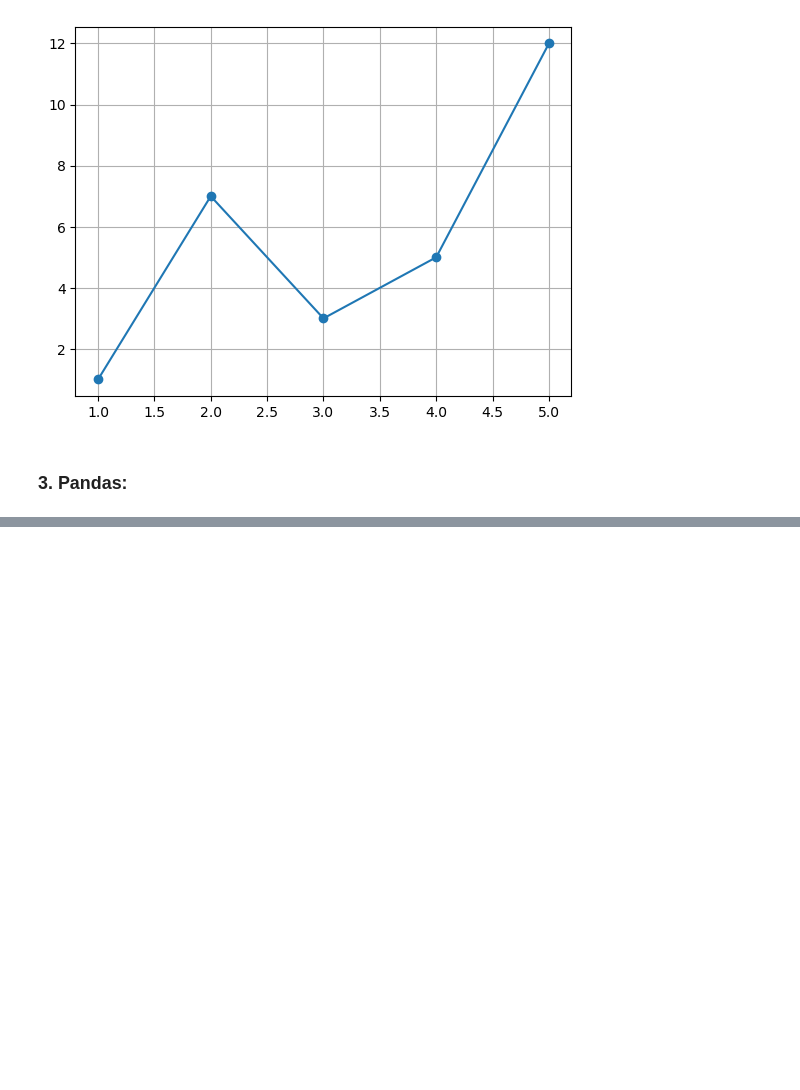
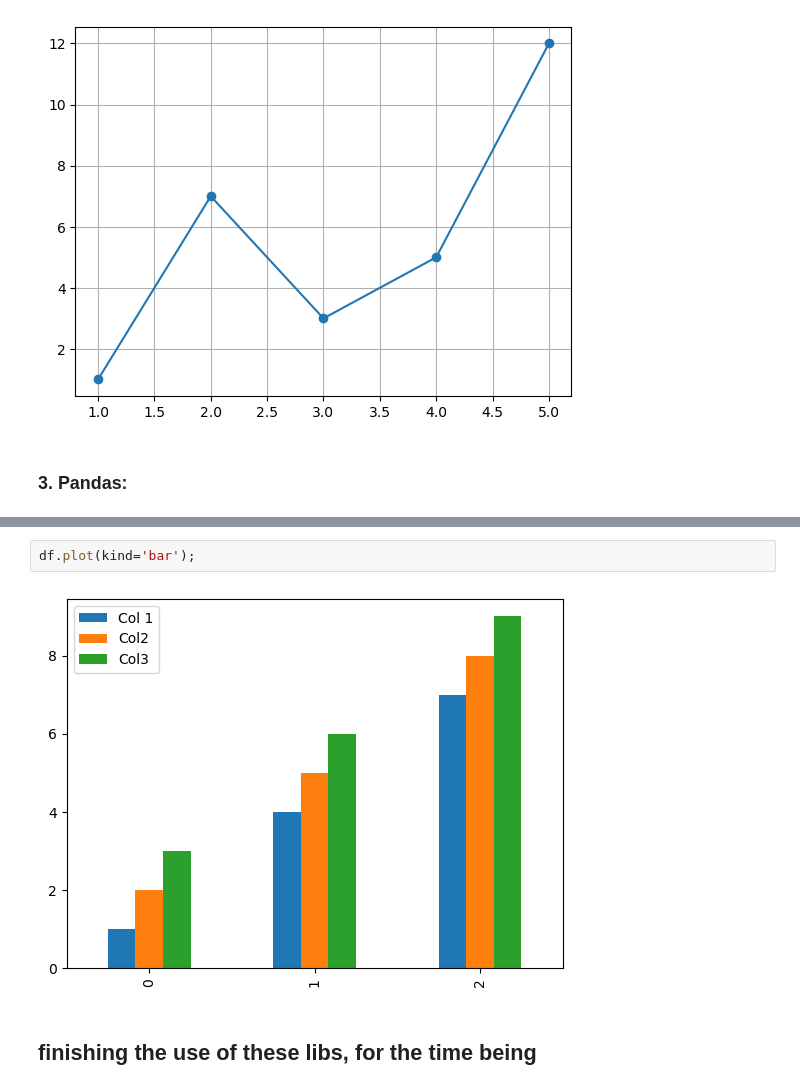
Before and after one commit to joaocarvoli-university/intro-data-science, a Jupyter notebook: notebooks-viewer/03-Libs (Numpy, Matplotlib, Pandas).ipynb, the cells around one changed output, grey strips where cells are left out. Saved outputs shown, nothing was run; the diff lists cells and outputs as text; blank space fills up the shorter version.

Commit message:
finishing a litle overview about these libs...

```diff
--- a/notebooks-viewer/03-Libs (Numpy, Matplotlib, Pandas).ipynb
+++ b/notebooks-viewer/03-Libs (Numpy, Matplotlib, Pandas).ipynb
@@ -207,0 +287,6 @@ Ellipsis
+# %%
+df.plot(kind='bar');
+# %% [output]
+[figure, added]
+# %% [markdown]
+## finishing the use of these libs, for the time being
```
Also changed, not shown: parts of 14 cells of this notebook.
